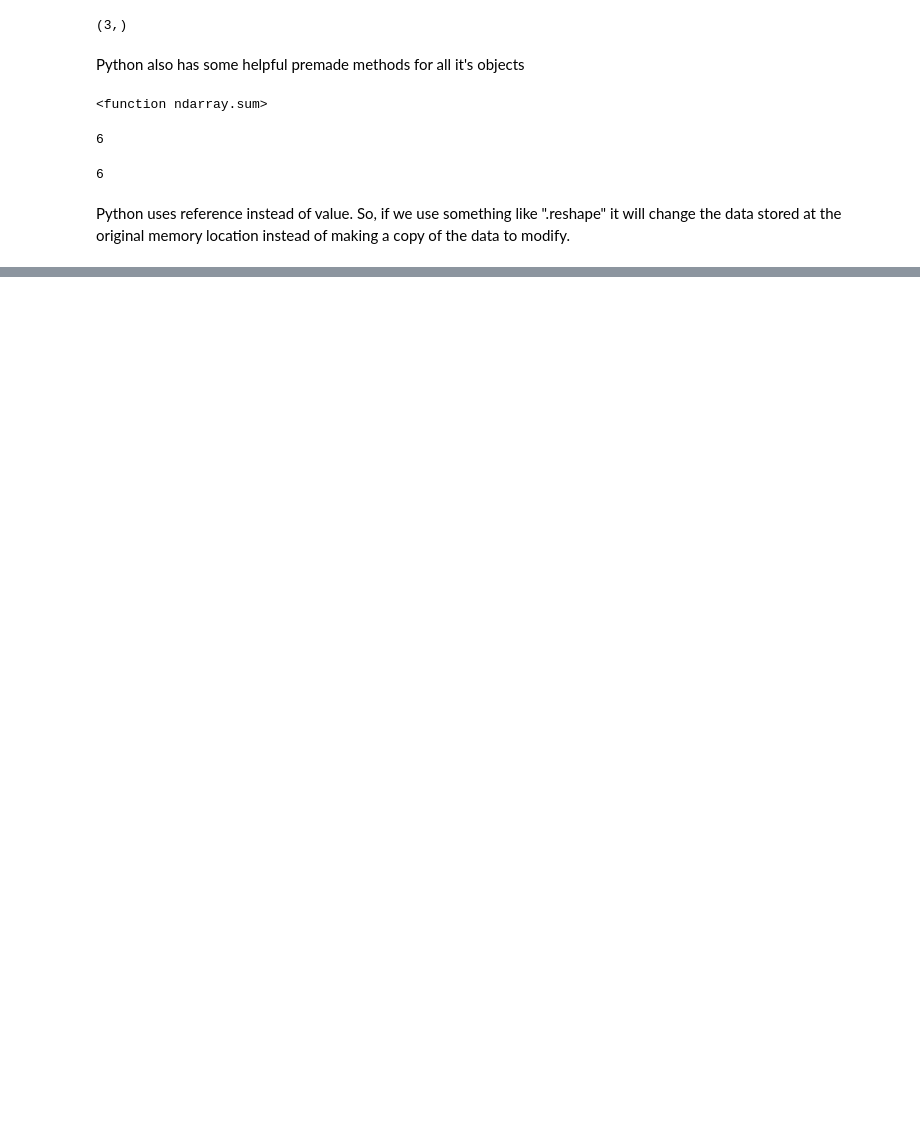
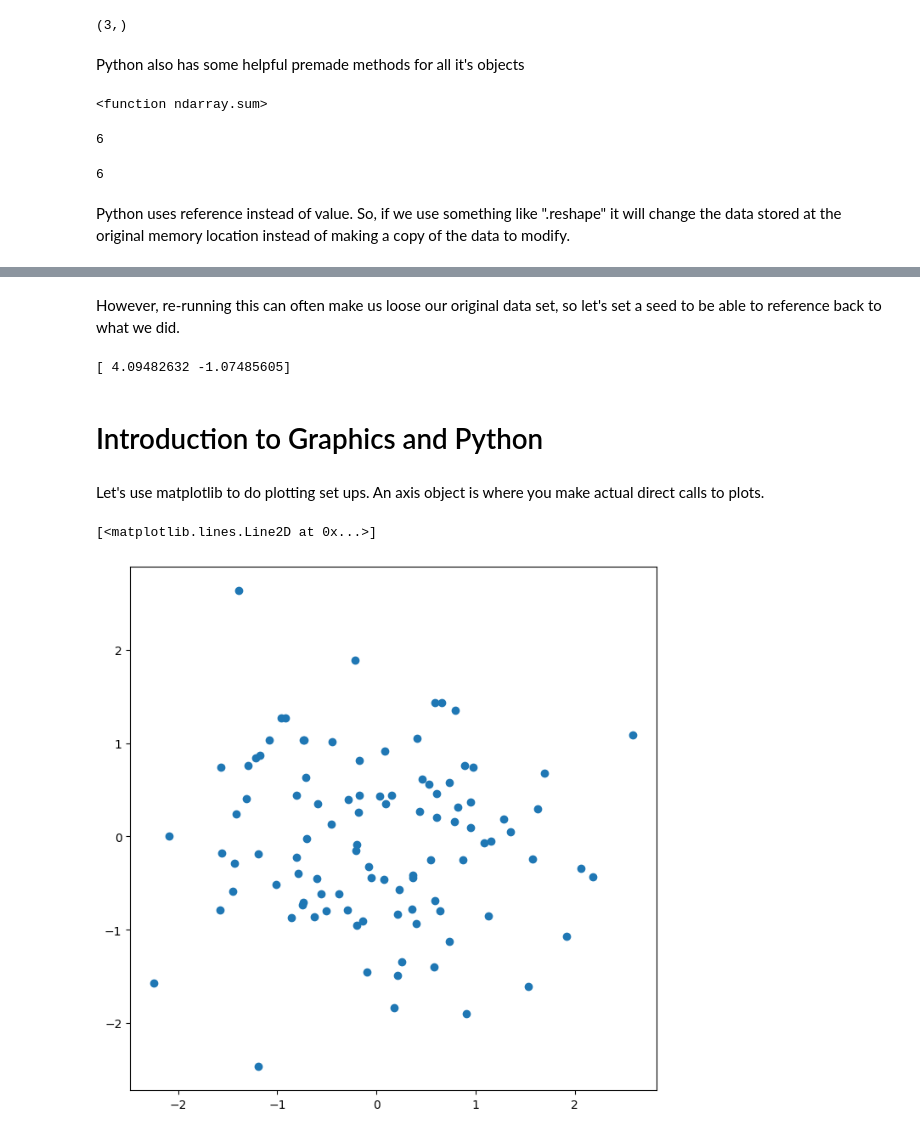
Before and after one commit to stellaPsyduck/followingStandfordSL, a Jupyter notebook: Chapter2_Test.ipynb, the cells around one changed output, grey strips where cells are left out. Drawn from its saved outputs; the diff is of its cells as text; code cells hidden in the pictures; blank space fills up the shorter version.

```diff
--- a/Chapter2_Test.ipynb
+++ b/Chapter2_Test.ipynb
@@ -42,0 +63,20 @@ Python uses reference instead of value. So, if we use something like ".reshape"
+# %% [markdown]
+However, re-running this can often make us loose our original data set, so let's set a seed to be able to reference back to what we did.
+# %%
+rng = np.random.default_rng(1303) #use function with the seed
+print(rng.normal(scale=5, size=2))
+# %% [output]
+[ 4.09482632 -1.07485605]
+# %% [markdown]
+# Introduction to Graphics and Python
+# %% [markdown]
+Let's use matplotlib to do plotting set ups. An axis object is where you make actual direct calls to plots.
+# %%
+from matplotlib.pyplot import subplots
+fig, ax = subplots(figsize=(8,8))
+x = rng.standard_normal(100)
+y = rng.standard_normal(100)
+ax.plot(x, y, 'o') #the 'o' argument tells python to make a scatter plot
+# %% [output]
+[<matplotlib.lines.Line2D at 0x...>]
+[figure, added]
```
Also changed, not shown: parts of 16 cells of this notebook.
